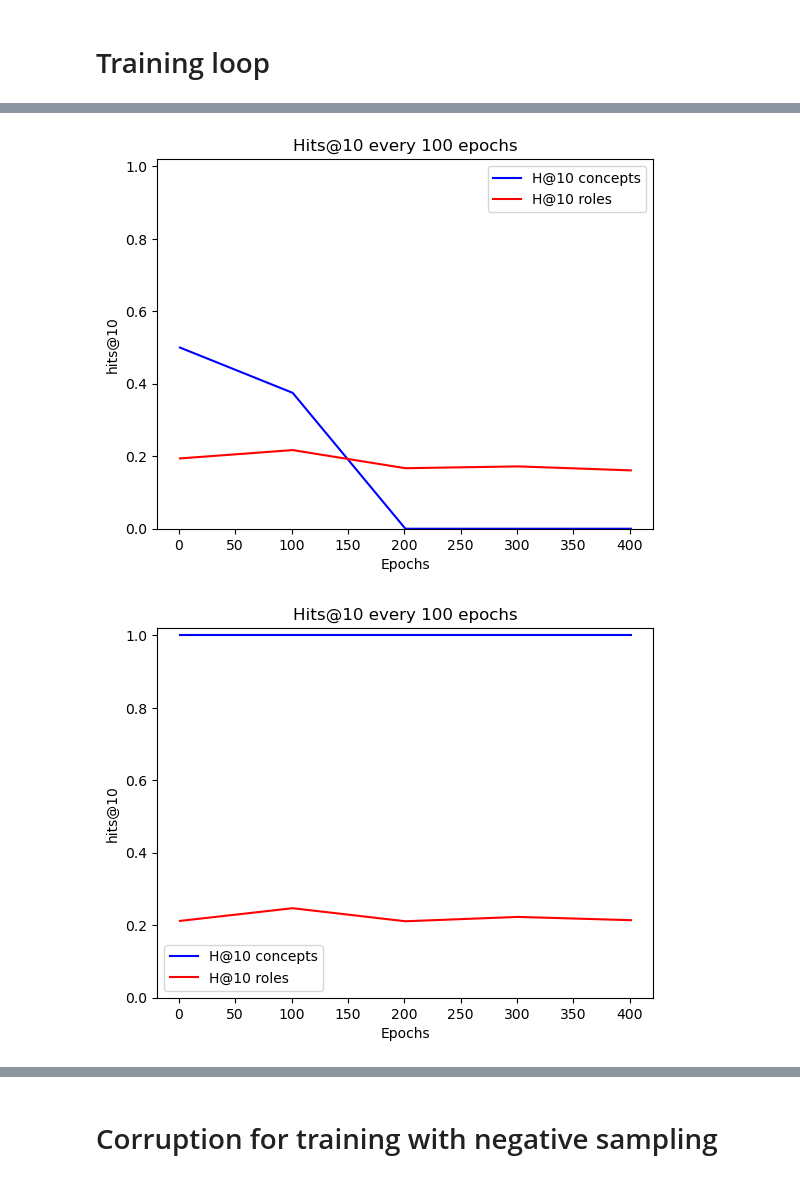
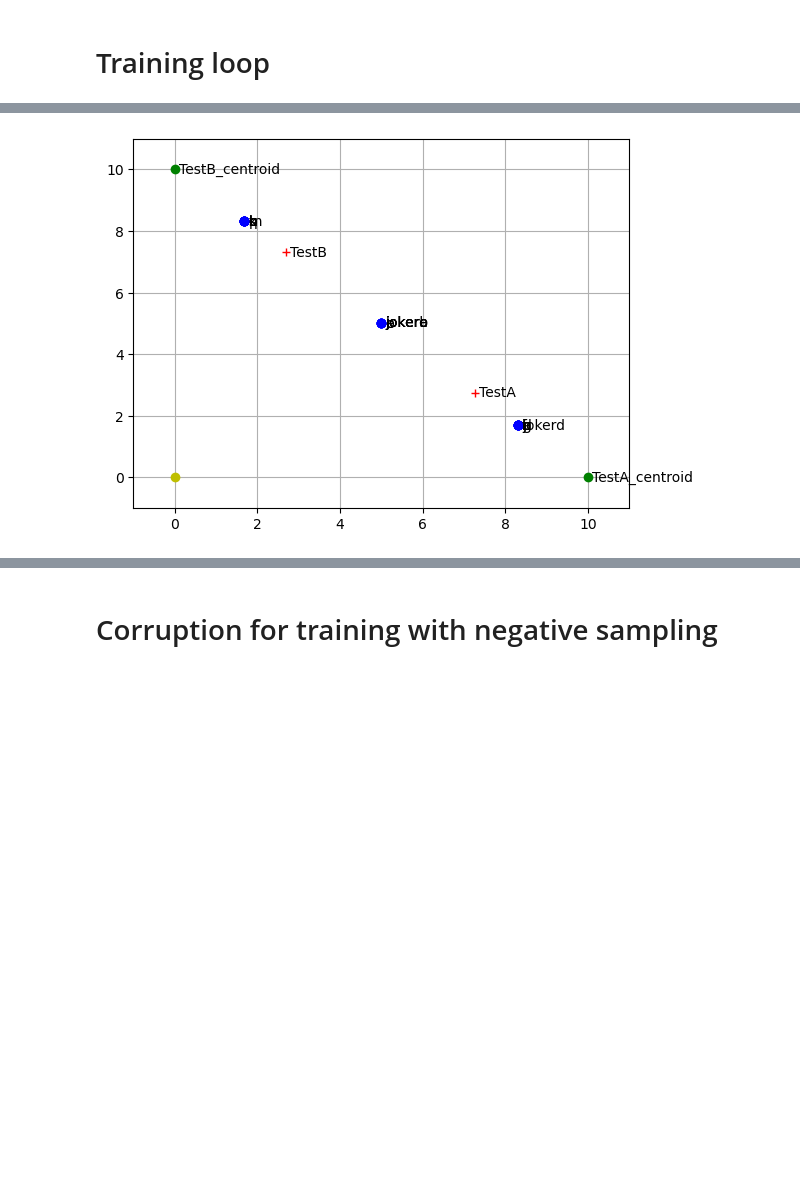
Before and after one commit to victorlacerdab/ELH-Implementation, a Jupyter notebook: toyexample.ipynb, the cells around one changed output, grey strips where cells are left out. Drawn from its saved outputs; the diff is of its cells as text; code cells hidden in the pictures; blank space fills up the shorter version.

```diff
--- a/toyexample.ipynb
+++ b/toyexample.ipynb
@@ -1467,12 +1490,8 @@ Epoch 500: Initiating evaluation.
 # %%
-# plot_model(model, idx_to_entity_vocab, idx_to_concept_vocab, idx_to_role_vocab, SCALE_FACTOR)
+plot_model(model, idx_to_entity_vocab, idx_to_concept_vocab, idx_to_role_vocab, SCALE_FACTOR)
+# %% [output]
+[figure, added]
 # %%
 # Without centroid score
 pos_list = -1
 TOPK = 2
-# %%
-plot_score_hak(model_list[pos_list]['test_hits_at_k_concept'], model_list[pos_list]['test_hits_at_k_role'], TOPK, model_list[pos_list]['epochs'], model_list[pos_list]['eval_freq'])
-plot_score_hak(model_list[pos_list]['train_hits_at_k_concept'], model_list[pos_list]['train_hits_at_k_role'], TOPK, model_list[pos_list]['epochs'], model_list[pos_list]['eval_freq'])
-# %% [output]
-[figure, removed]
-[figure, removed]
```
Also changed, not shown: parts of 27 cells of this notebook.
